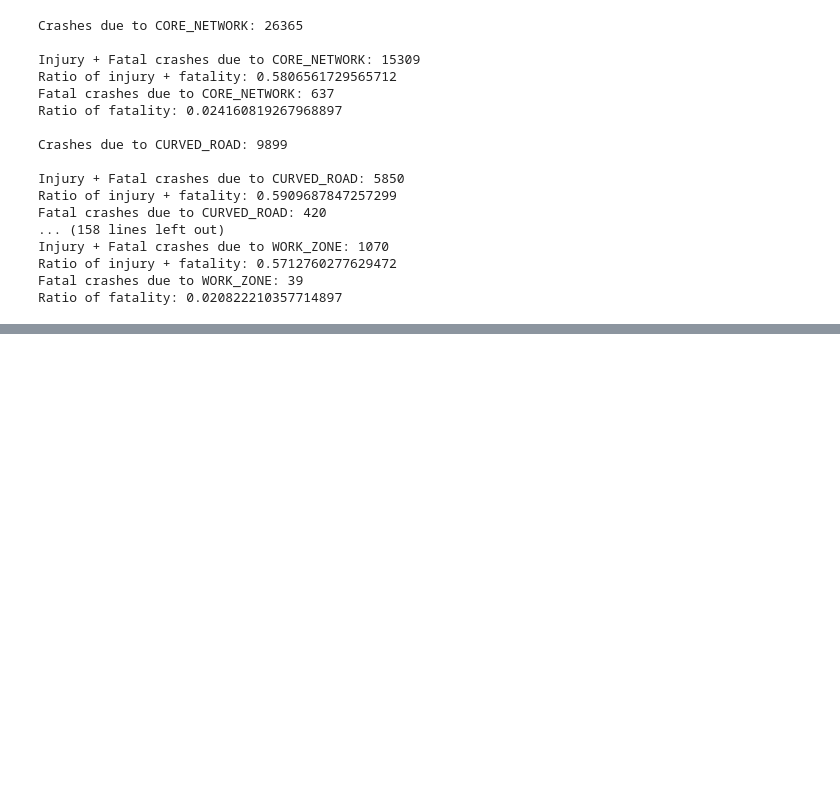
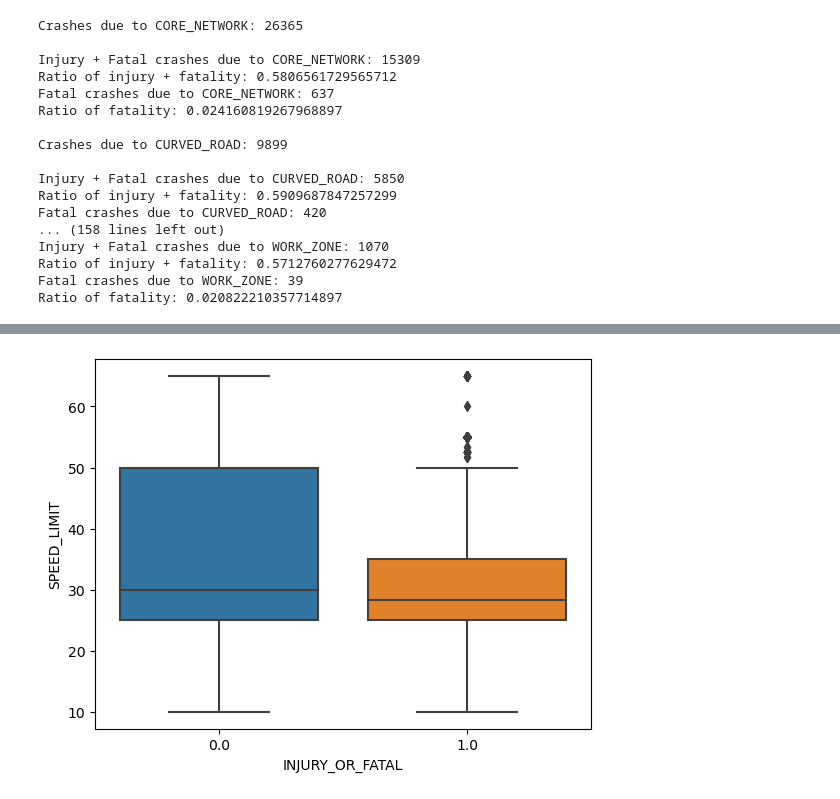
Before and after one commit to plant123456/Datathon, a Jupyter notebook: Evelyne Ong final.ipynb, the cells around one changed output, grey strips where cells are left out. Saved outputs shown, nothing was run; the diff lists cells and outputs as text; code cells hidden in the pictures; blank space fills up the shorter version.

```diff
--- a/Data-2.ipynb
+++ b/Evelyne Ong final.ipynb
@@ -756,0 +785,3 @@ plt.show()
+# %%
+merged_df = roadway_variables.merge(crash_flag[['CRN', 'FATAL_OR_SUSP_SERIOUS_INJ', 'INJURY_OR_FATAL']], on='CRN', how='left')
+merged_df
@@ -756,0 +802,8 @@ plt.show()
+# %%
+merged_df = merged_df.dropna()
+# %%
+
+sns.boxplot(x="INJURY_OR_FATAL", y="SPEED_LIMIT", data=merged_df)
+plt.show()
+# %% [output]
+[figure, added]
```
Also changed, not shown: parts of 36 cells of this notebook, 1 other file.
